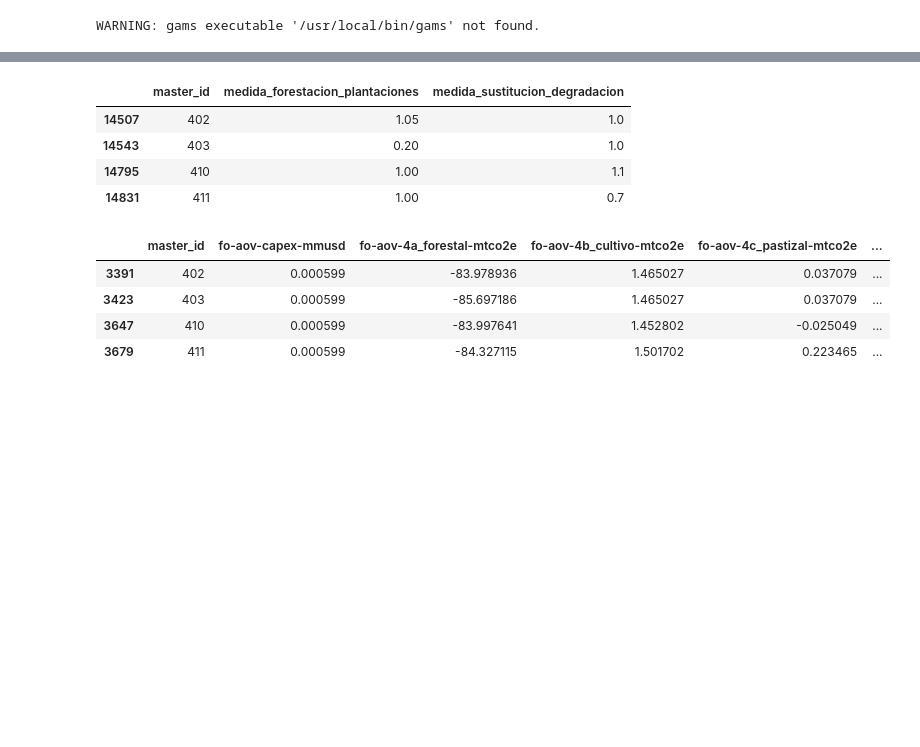
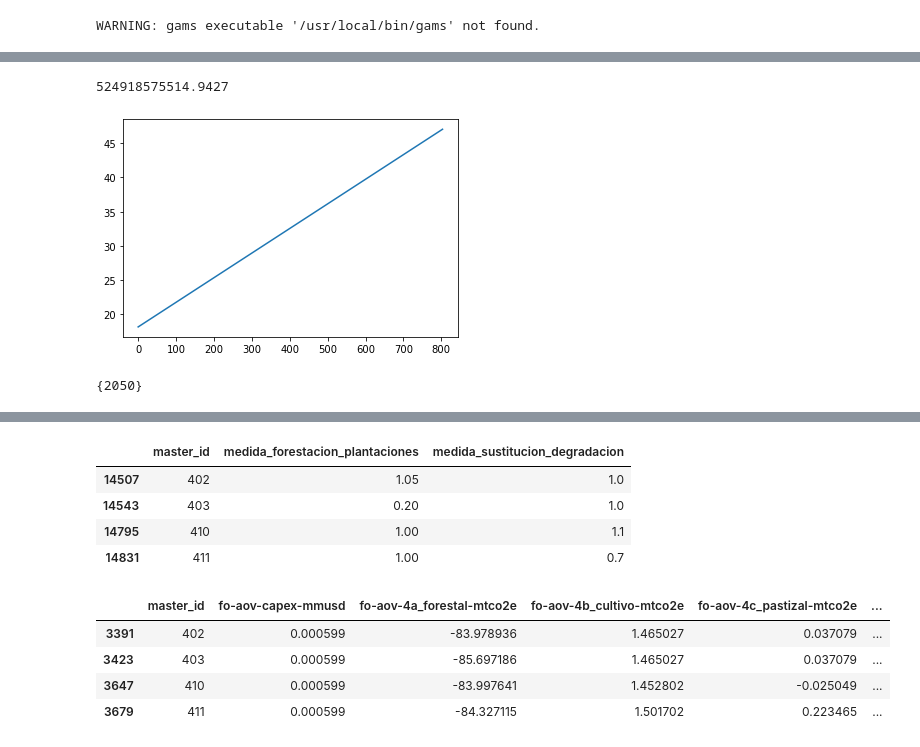
Before and after one commit to emolinaperez/MultiSector_LTS_Chile, a Jupyter notebook: python/integrate_designs_kluge_20210130.ipynb, the cells around one changed output, grey strips where cells are left out. Drawn from its saved outputs; the diff is of its cells as text; code cells hidden in the pictures; blank space fills up the shorter version.

```diff
--- a/python/integrate_designs_kluge_20210130.ipynb
+++ b/python/integrate_designs_kluge_20210130.ipynb
@@ -34,0 +58,37 @@ min(df11["fo-emissions_total-mtco2e"])
+# %%
+import importlib
+import sector_model_transport as smt
+# Transportation correction for econometric model
+df_tmp_correction_for_pib_peso_traj = pd.read_csv(sr.fp_csv_tmp_correction_for_pib_peso_traj)
+#get baseline data from experimental design
+df_tmp_correction_for_pib_peso_traj = pd.merge(df_tmp_correction_for_pib_peso_traj, exp_design[exp_design["master_id"] == 0][["year", "pib"]].copy(), how = "left", on = ["year"]).reset_index(drop = True)
+#add scalar and string name
+str_pib_scalar = "pib_scalar_transport"
+df_tmp_correction_for_pib_peso_traj[str_pib_scalar] = np.array(df_tmp_correction_for_pib_peso_traj["pib_peso_luis_20201218"])/np.array(df_tmp_correction_for_pib_peso_traj["pib"])
+df_tmp_correction_for_pib_peso_traj = df_tmp_correction_for_pib_peso_traj[["year", str_pib_scalar]]
+
+exp_design = pd.merge(df_ed, df_tmp_correction_for_pib_peso_traj, how = "left", on = ["year"]).sort_values(by = ["master_id", "year"]).reset_index(drop = True)
+# %%
+importlib.reload(smt)
+
+temp = smt.sm_transport(exp_design, {"transport": "tx"})
+
+out2 = np.round(temp["transport_pkm_aviation_0"].copy(), 2)
+out3 = np.round(temp["transport_pkm_aviation"].copy(), 2)
+sat = np.array(exp_design["transport_saturation_aviation"])
+# %%
+year = np.array(exp_design["year"])
+gdp = np.array(exp_design["pib"])*np.array(exp_design["pib_scalar_transport"])
+#plt.hist()
+#plt.show()
+1.001**27000
+# %% [output]
+524918575514.9427
+# %%
+ms = np.array(range(0, 804))#np.array(exp_design[exp_design.iloc[[i*36-1 for i in range(1, int(n/36))]]])
+y = np.array([out3[i*36 - 1] for i in range(1, int(len(exp_design)/36) + 1)])
+
+plt.plot(ms, np.log(y))
+plt.show()
+# %% [output]
+[figure, added]
@@ -34,0 +118,4 @@ min(df11["fo-emissions_total-mtco2e"])
+# %%
+set([year[i*36 - 1] for i in range(1, int(n/36) + 1)])
+# %% [output]
+{2050}
```
Also changed, not shown: parts of 36 cells of this notebook, 11 other files.
